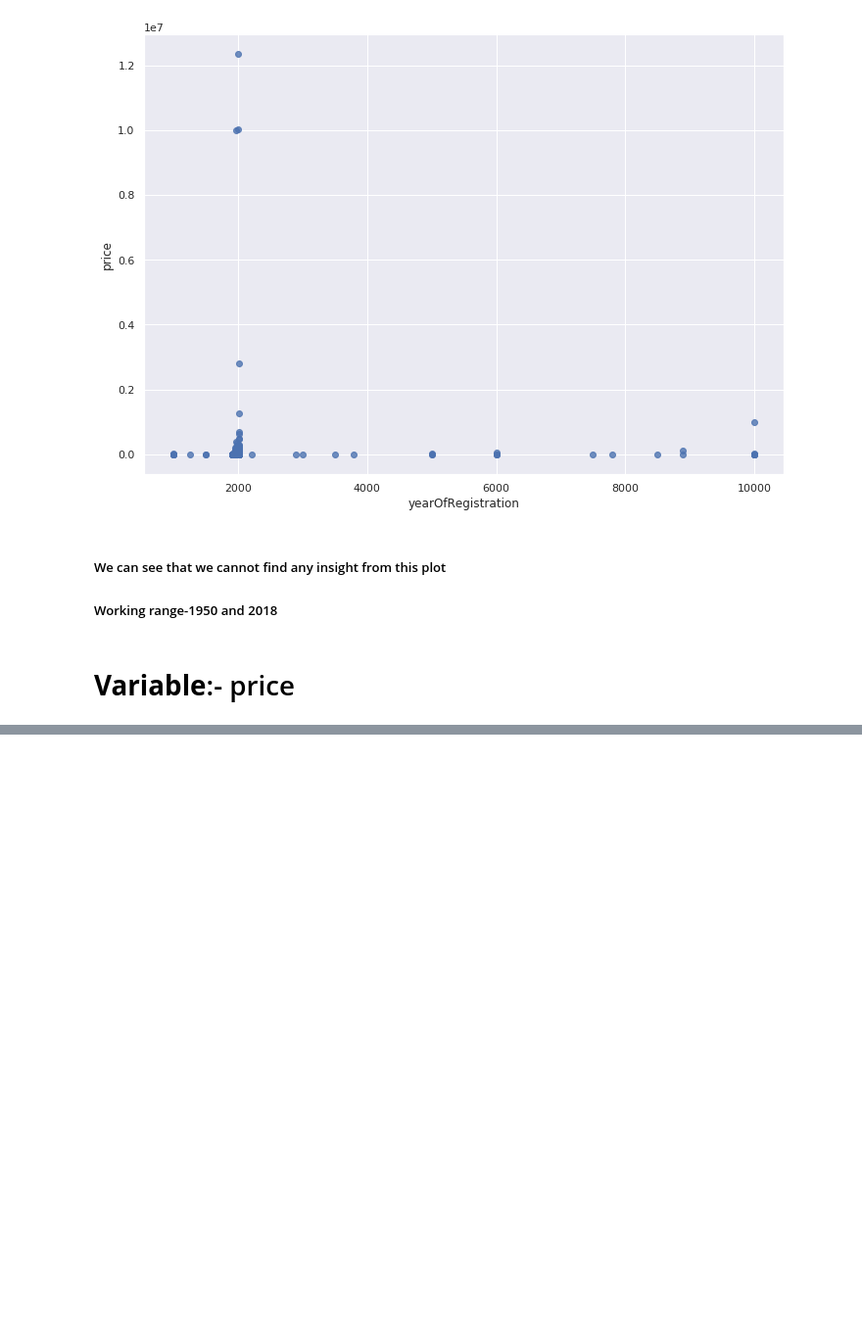
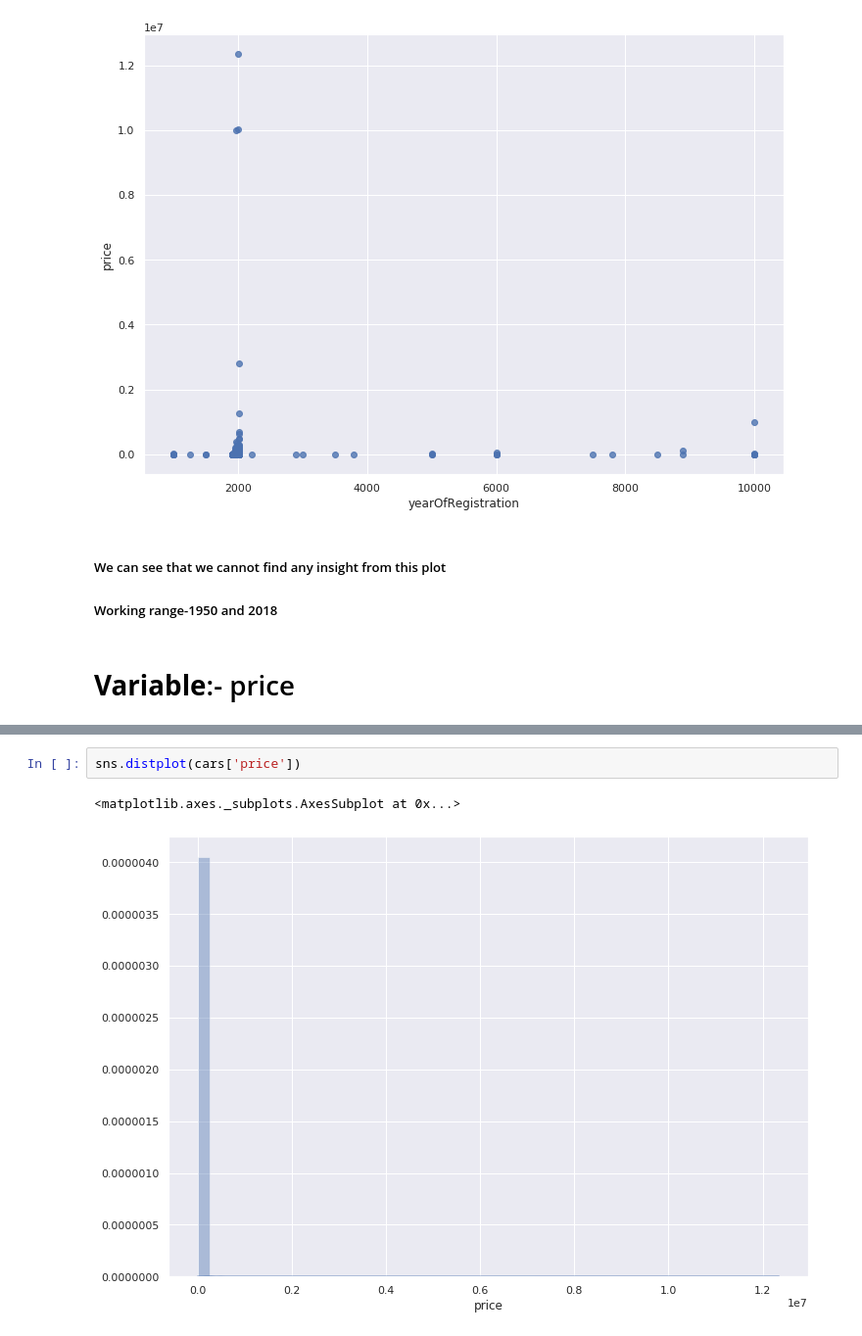
Before and after one commit to ManishShah120/Py4DSci, a Jupyter notebook: Predicting_Price_of_Pre_Owned_Cars.ipynb, the cells around one changed output, grey strips where cells are left out. Shown: that part at 98% size. Saved outputs shown, nothing was run; the diff lists cells and outputs as text; blank space fills up the shorter version.

```diff
--- a/Predicting_Price_of_Pre_Owned_Cars.ipynb
+++ b/Predicting_Price_of_Pre_Owned_Cars.ipynb
@@ -274,0 +296,5 @@ Time Stamp:-15:11
+# %%
+sns.distplot(cars['price'])
+# %% [output]
+<matplotlib.axes._subplots.AxesSubplot at 0x...>
+[figure, added]
```
Also changed, not shown: parts of 23 cells of this notebook.
